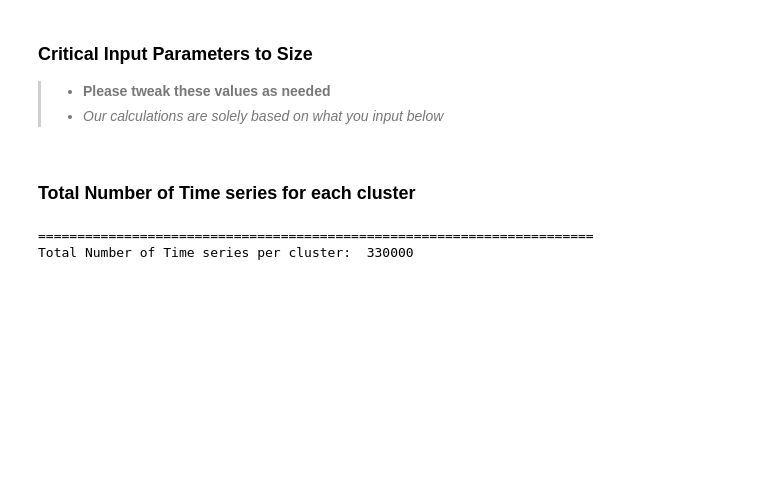
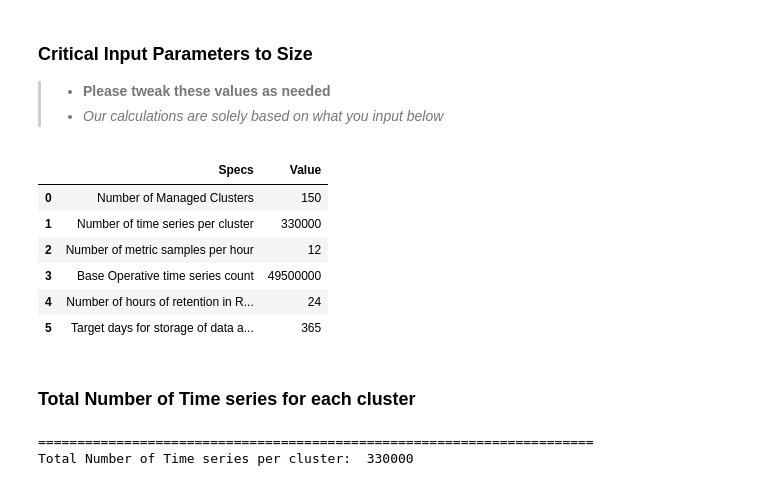
Before and after one commit to stolostron/capacity-planning, a Jupyter notebook: calculation/ObsSizingTemplateGivenTimeSeriesCount.ipynb, the cells around one changed output. Saved outputs shown, nothing was run; the diff lists cells and outputs as text; code cells hidden in the pictures; blank space fills up the shorter version.

```diff
--- a/calculation/ObsSizingTemplateGivenTimeSeriesCount.ipynb
+++ b/calculation/ObsSizingTemplateGivenTimeSeriesCount.ipynb
@@ -102,3 +129,38 @@ number_of_days_for_storage=365
+# %%
+number_of_managed_clusters=150
+number_of_time_series_per_cluster= 330000
+
+#sampling interval - how frequently do we send data to ACM for storage
+number_of_samples_per_hour=12
+number_of_hours_pv_retention_hrs=24
+number_of_days_for_storage=365
+
+# Present Sizing for Object Store
+input_data = {'Specs': ['Number of Managed Clusters',
+                        'Number of time series per cluster',
+                        'Number of metric samples per hour',
+                        'Base Operative time series count',
+                        'Number of hours of retention in Receiver PV',
+                        'Target days for storage of data assuming downsampling'],
+        'Value': [number_of_managed_clusters,number_of_time_series_per_cluster,
+                  number_of_samples_per_hour,
+                  number_of_managed_clusters*number_of_time_series_per_cluster,
+                  number_of_hours_pv_retention_hrs,number_of_days_for_storage]
+           }
+
+# Create DataFrame
+input_df = pandas.DataFrame(input_data)
+
+# Print the output.
+input_df
+# %% [output]
+|  | Specs | Value |
+| 0 | Number of Managed Clusters | 150 |
+| 1 | Number of time series per cluster | 330000 |
+| 2 | Number of metric samples per hour | 12 |
+| 3 | Base Operative time series count | 49500000 |
+| 4 | Number of hours of retention in R... | 24 |
+| 5 | Target days for storage of data a... | 365 |
 # %% [markdown]
 ### Total Number of Time series for each cluster
 # %%
```
Also changed, not shown: parts of 9 cells of this notebook, 1 other file.
